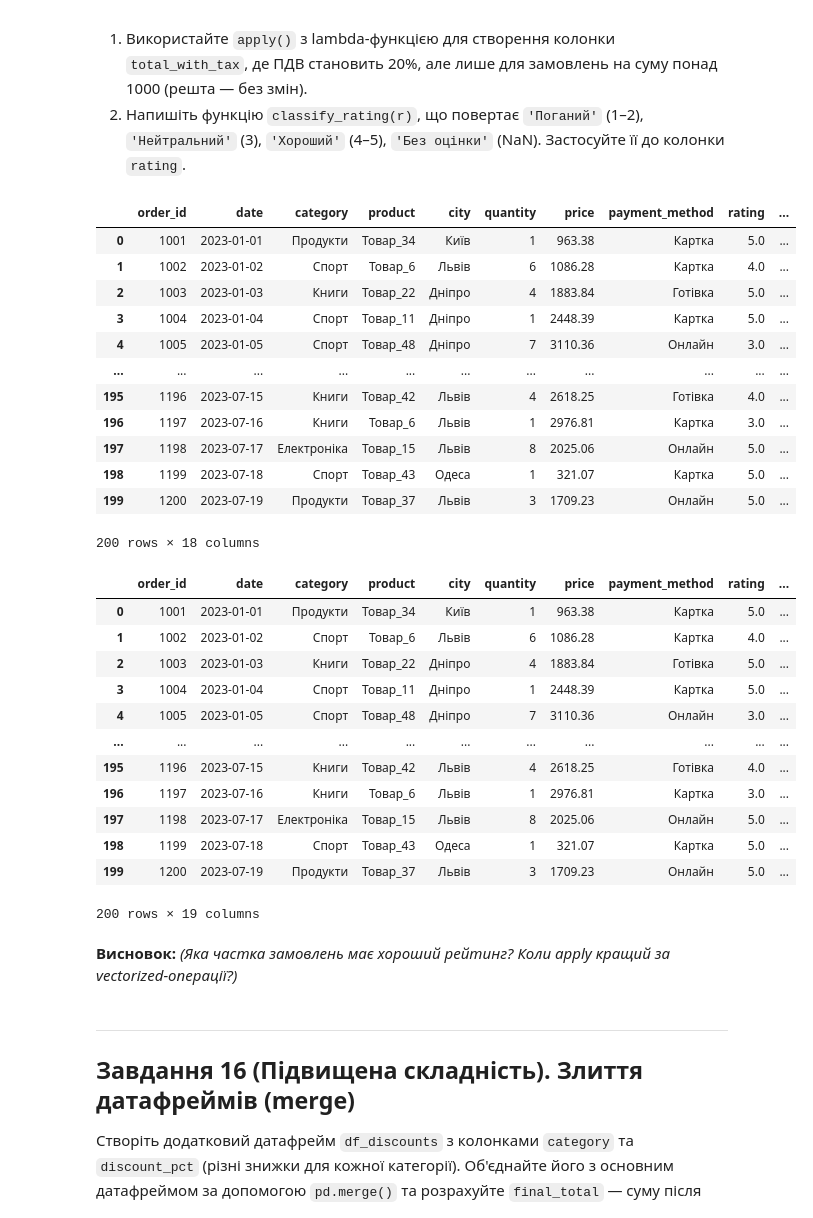
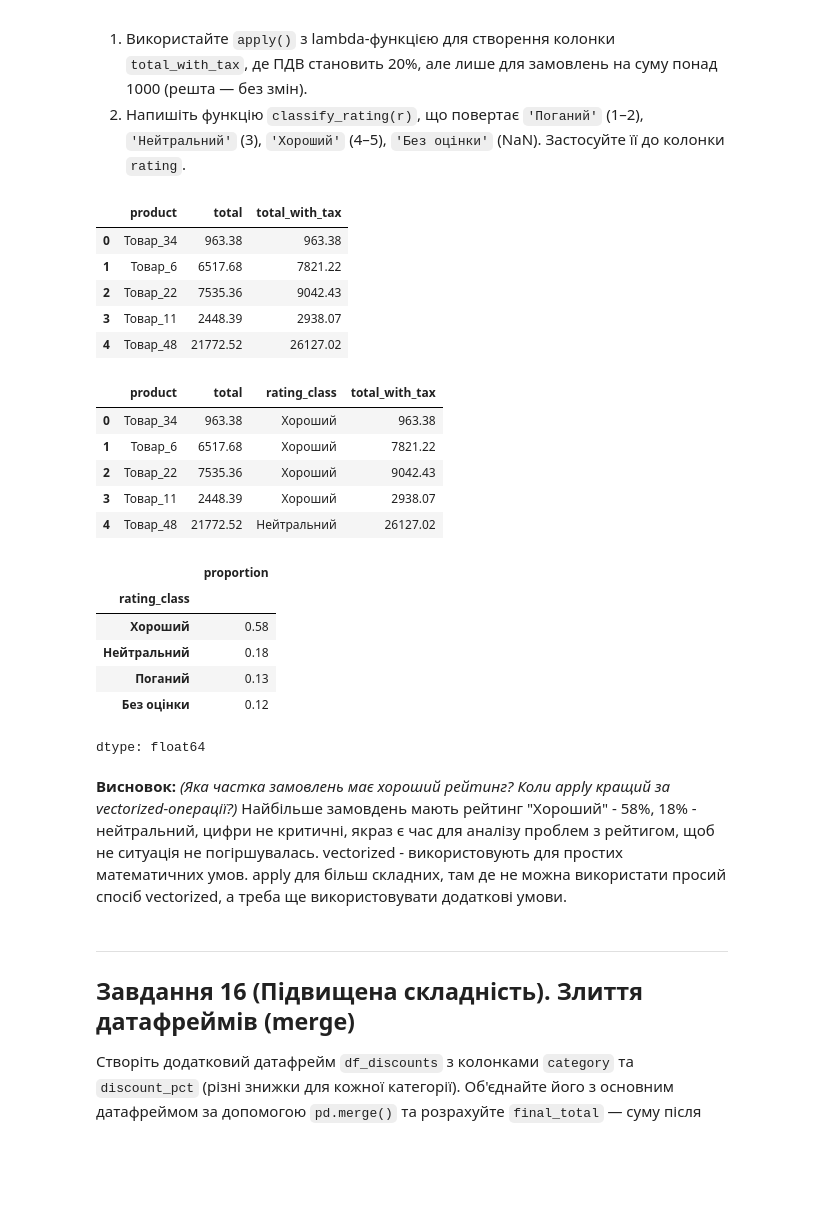
Before and after one commit to T-Svitlichna/DTA_Python, a Jupyter notebook: HomeWork/20_pandas_tasks_beginners_DTA.ipynb, the cells around one changed output. Drawn from its saved outputs; the diff is of its cells as text; code cells hidden in the pictures; blank space fills up the shorter version.

```diff
--- a/HomeWork/20_pandas_tasks_beginners_DTA.ipynb
+++ b/HomeWork/20_pandas_tasks_beginners_DTA.ipynb
@@ -521,52 +522,50 @@ Timestamp('2023-01-01 00:00:00')
 # %%
 # Ваш код тут
 df['total_with_tax'] = df['total'].apply(lambda x: x*1.2 if x>1000 else x)
 df['total_with_tax'] = df['total_with_tax'].round(2)
-display(df)
+display((df[["product", "total", "total_with_tax"]]).head())
 
 import numpy as np
 
 def classify_rating(r):
     if pd.isna(r):
         return 'Без оцінки'
     elif r in [1, 2]:
         return 'Поганий'
     elif r == 3:
         return 'Нейтральний'
     elif r in [4, 5]:
         return 'Хороший'
 
 df['rating_class'] = df['rating'].apply(classify_rating)
-display(df)
+
+display((df[["product", "total", "rating_class","total_with_tax"]]).head())
+display(df['rating_class'].value_counts(normalize=True).round(2))
 # %% [output]
-|  | order_id | date | category | product | city | quantity | price | payment_method | rating | ... |
-| 0 | 1001 | 2023-01-01 | Продукти | Товар_34 | Київ | 1 | 963.38 | Картка | 5.0 | ... |
-| 1 | 1002 | 2023-01-02 | Спорт | Товар_6 | Львів | 6 | 1086.28 | Картка | 4.0 | ... |
-| 2 | 1003 | 2023-01-03 | Книги | Товар_22 | Дніпро | 4 | 1883.84 | Готівка | 5.0 | ... |
-| 3 | 1004 | 2023-01-04 | Спорт | Товар_11 | Дніпро | 1 | 2448.39 | Картка | 5.0 | ... |
-| 4 | 1005 | 2023-01-05 | Спорт | Товар_48 | Дніпро | 7 | 3110.36 | Онлайн | 3.0 | ... |
-| ... | ... | ... | ... | ... | ... | ... | ... | ... | ... | ... |
-| 195 | 1196 | 2023-07-15 | Книги | Товар_42 | Львів | 4 | 2618.25 | Готівка | 4.0 | ... |
-| 196 | 1197 | 2023-07-16 | Книги | Товар_6 | Львів | 1 | 2976.81 | Картка | 3.0 | ... |
-| 197 | 1198 | 2023-07-17 | Електроніка | Товар_15 | Львів | 8 | 2025.06 | Онлайн | 5.0 | ... |
-| 198 | 1199 | 2023-07-18 | Спорт | Товар_43 | Одеса | 1 | 321.07 | Картка | 5.0 | ... |
-| 199 | 1200 | 2023-07-19 | Продукти | Товар_37 | Львів | 3 | 1709.23 | Онлайн | 5.0 | ... |
+|  | product | total | total_with_tax |
+| 0 | Товар_34 | 963.38 | 963.38 |
+| 1 | Товар_6 | 6517.68 | 7821.22 |
+| 2 | Товар_22 | 7535.36 | 9042.43 |
+| 3 | Товар_11 | 2448.39 | 2938.07 |
+| 4 | Товар_48 | 21772.52 | 26127.02 |
+|  | product | total | rating_class | total_with_tax |
+| 0 | Товар_34 | 963.38 | Хороший | 963.38 |
+| 1 | Товар_6 | 6517.68 | Хороший | 7821.22 |
+| 2 | Товар_22 | 7535.36 | Хороший | 9042.43 |
+| 3 | Товар_11 | 2448.39 | Хороший | 2938.07 |
+| 4 | Товар_48 | 21772.52 | Нейтральний | 26127.02 |
+|  | proportion |
+| rating_class |  |
+| Хороший | 0.58 |
+| Нейтральний | 0.18 |
+| Поганий | 0.13 |
+| Без оцінки | 0.12 |
-200 rows × 18 columns
+dtype: float64
-|  | order_id | date | category | product | city | quantity | price | payment_method | rating | ... |
-| 0 | 1001 | 2023-01-01 | Продукти | Товар_34 | Київ | 1 | 963.38 | Картка | 5.0 | ... |
-| 1 | 1002 | 2023-01-02 | Спорт | Товар_6 | Львів | 6 | 1086.28 | Картка | 4.0 | ... |
-| 2 | 1003 | 2023-01-03 | Книги | Товар_22 | Дніпро | 4 | 1883.84 | Готівка | 5.0 | ... |
-| 3 | 1004 | 2023-01-04 | Спорт | Товар_11 | Дніпро | 1 | 2448.39 | Картка | 5.0 | ... |
-| 4 | 1005 | 2023-01-05 | Спорт | Товар_48 | Дніпро | 7 | 3110.36 | Онлайн | 3.0 | ... |
-| ... | ... | ... | ... | ... | ... | ... | ... | ... | ... | ... |
-| 195 | 1196 | 2023-07-15 | Книги | Товар_42 | Львів | 4 | 2618.25 | Готівка | 4.0 | ... |
-| 196 | 1197 | 2023-07-16 | Книги | Товар_6 | Львів | 1 | 2976.81 | Картка | 3.0 | ... |
-| 197 | 1198 | 2023-07-17 | Електроніка | Товар_15 | Львів | 8 | 2025.06 | Онлайн | 5.0 | ... |
-| 198 | 1199 | 2023-07-18 | Спорт | Товар_43 | Одеса | 1 | 321.07 | Картка | 5.0 | ... |
-| 199 | 1200 | 2023-07-19 | Продукти | Товар_37 | Львів | 3 | 1709.23 | Онлайн | 5.0 | ... |
-200 rows × 19 columns
-# %% [markdown]
-**Висновок:** *(Яка частка замовлень має хороший рейтинг? Коли apply кращий за vectorized-операції?)*
+# %% [markdown]
+**Висновок:** *(Яка частка замовлень має хороший рейтинг? Коли apply кращий за vectorized-операції?)*
+Найбільше замовдень мають  рейтинг "Хороший" - 58%, 18% - нейтральний, цифри не критичні, якраз є час для аналізу проблем з рейтигом, щоб не ситуація не погіршувалась.
+vectorized - використовують для простих математичних умов.
+apply для більш складних, там де не можна використати просий спосіб vectorized, а треба ще використовувати додаткові умови.
 # %% [markdown]
 ---
 ## Завдання 16 (Підвищена складність). Злиття датафреймів (merge)
```
Also changed, not shown: parts of 11 cells of this notebook.
